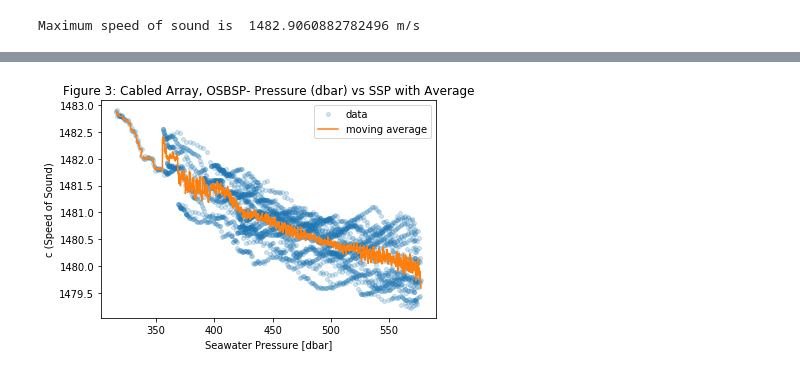
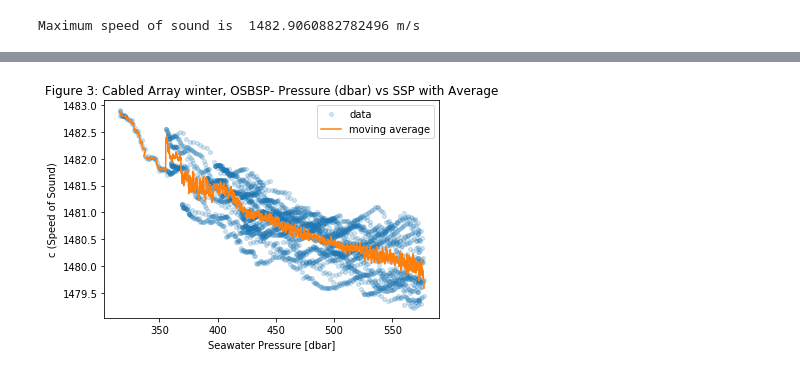
Before and after one commit to calebkt/Project-1-CTD, a Jupyter notebook: TaingCal_OceanData_3_winter.ipynb, the cells around one changed output, grey strips where cells are left out. Cells and saved outputs as stored; diff of their text form; code cells hidden in the pictures.

```diff
--- a/TaingCal_OceanData_3_winter.ipynb
+++ b/TaingCal_OceanData_3_winter.ipynb
@@ -91,25 +95,25 @@ Text(0.5, 1.0, 'Figure 2: Cabled Array, OSBSP- Pressure (dbar) vs SSP')
 # %%
 #define a moving average function
 plt.plot(pres,c,'o',alpha=0.2,ms=4,label='data')
 def moving_average(pres,c,step_size=0.1,bin_size=1):
     bin_centers = np.arange(np.min(pres),np.max(pres)-0.5*step_size,step_size)+0.5*step_size
     bin_avg = np.zeros(len(bin_centers))
 
     for index in range(0,len(bin_centers)):
         bin_center = bin_centers[index]
         items_in_bin = c[(pres>(bin_center-bin_size*0.5) ) & (pres<(bin_center+bin_size*0.5))]
         bin_avg[index] = np.mean(items_in_bin)
     return bin_centers,bin_avg
 
 #plot the moving average
 bins, average = moving_average(pres,c)
 plt.plot(bins, average,label='moving average')
 plt.xlabel('Seawater Pressure [dbar]')
 plt.ylabel('c (Speed of Sound)')
-plt.title('Figure 3: Cabled Array, OSBSP- Pressure (dbar) vs SSP with Average')
+plt.title('Figure 3: Cabled Array winter, OSBSP- Pressure (dbar) vs SSP with Average')
 plt.legend()
 plt.show()
 
 #Please wait a moment, takes a lil while to publish for slower computers
 # %% [output]
-[figure, old version]
+[figure, new version]
```
Also changed, not shown: parts of 3 cells of this notebook, 13 other files.
